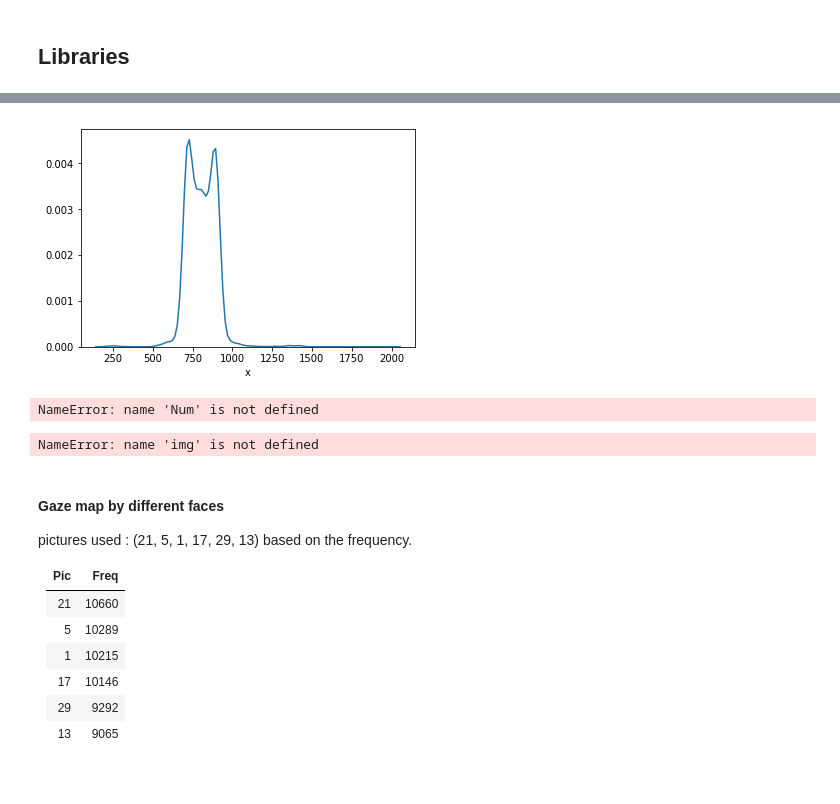
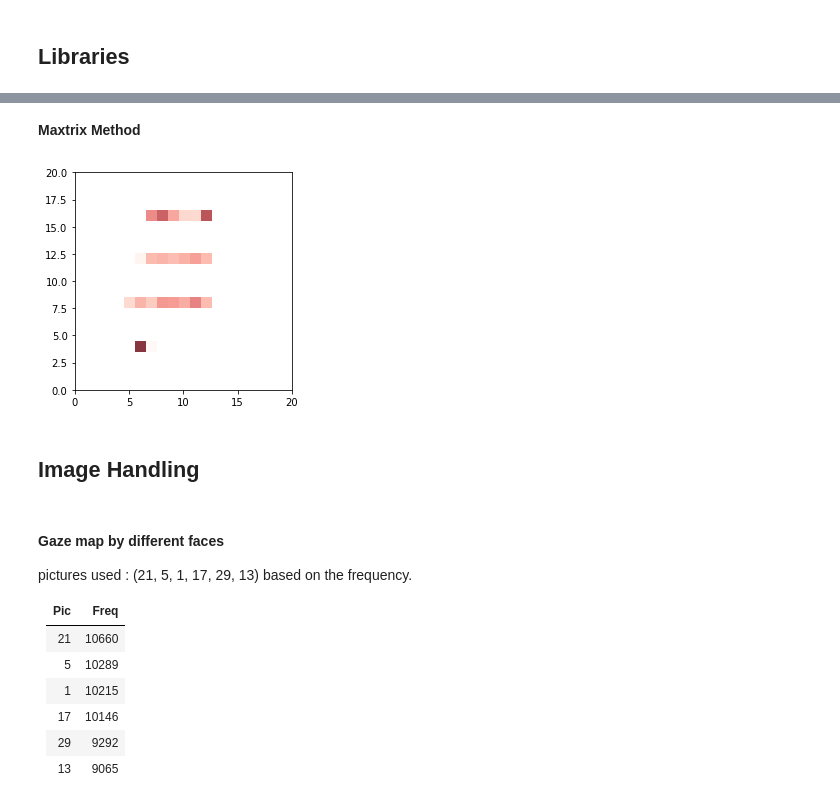
Before and after one commit to hyunwoogu/EyeStrategy, a Jupyter notebook: EyeTrack.ipynb, the cells around one changed output, grey strips where cells are left out. Saved outputs shown, nothing was run; the diff lists cells and outputs as text; code cells hidden in the pictures.

```diff
--- a/EyeTrack.ipynb
+++ b/EyeTrack.ipynb
@@ -117,0 +92,18 @@ Name: counts, dtype: int64
+# %% [markdown]
+**Maxtrix Method**
+# %%
+Data_index = Data.loc[(Data.counts==0)]
+Data_index = Data_index.groupby(['CumIndex']).mean()
+Data_index.index.name = 'CumIndex'
+Data_index.reset_index(inplace=True)
+Data_index = Data_index.loc[(Data_index.CumIndex >= 0) & (Data_index.CumIndex < 20*20),\
+                            ['CumIndex', 'Duration']]
+Data_index = Data_index.set_index('CumIndex').reindex(range(0,20*20)).fillna(0).reset_index()
+Data_index = Data_index.Duration.values.reshape(20,20)
+
+plt.imshow(Data_index, cmap='Reds', interpolation='nearest')
+plt.xlim(0, 20)
+plt.ylim(0, 20)
+plt.show()
+# %% [output]
+[figure, added]
@@ -118,16 +112,7 @@ Name: counts, dtype: int64
 # %%
 Order = Data[Data['filenumber']==Num]
-# %%
-sns.distplot(Subject['x'], hist=False)
-plt.show()
-# %% [output]
-[figure, removed]
-# %%
-adr = '21/' + str(Num) + '.png'
-img = cv2.imread(adr, 1)
-img = cv2.resize(img, (1600, 1200), interpolation=cv2.INTER_CUBIC)
-# %% [output]
-NameError: name 'Num' is not defined
+# %% [markdown]
+## Image Handling
 # %%
 def transparent_cmap(cmap, N=255):
     mycmap = cmap
@@ -136,18 +121,6 @@ def transparent_cmap(cmap, N=255):
     return mycmap
 
 mycmap = transparent_cmap(plt.cm.Reds)
-# %%
-plt.imshow(img)
-plt.xlim(0, 1600)
-plt.ylim(1200, 0)
-
-ax = sns.kdeplot(FileNum['x'], FileNum['y'], shade = True, cmap = mycmap)
-ax.patch.set_facecolor('white')
-ax.collections[0].set_alpha(0)
-
-plt.show()
-# %% [output]
-NameError: name 'img' is not defined
 # %% [markdown]
 #### Gaze map by different faces
 
```
Also changed, not shown: parts of 34 cells of this notebook.
